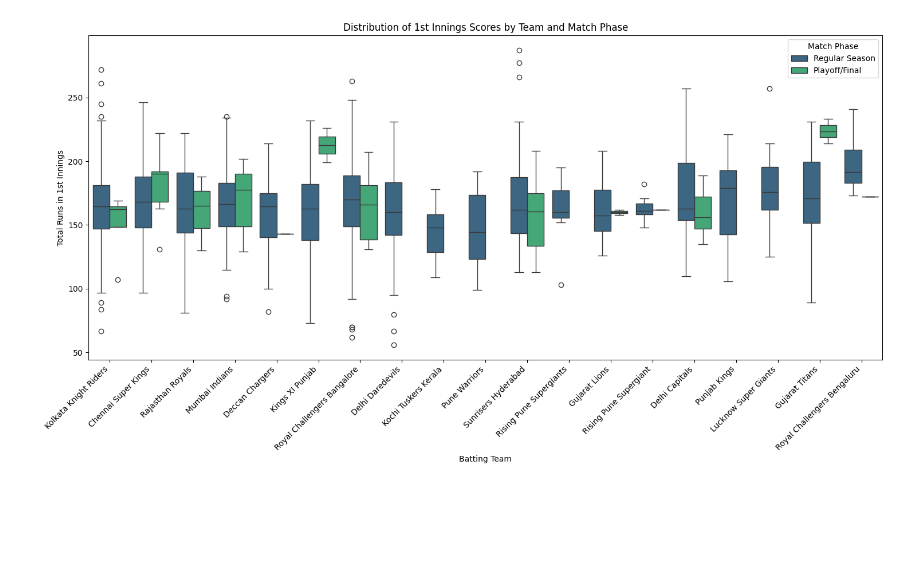
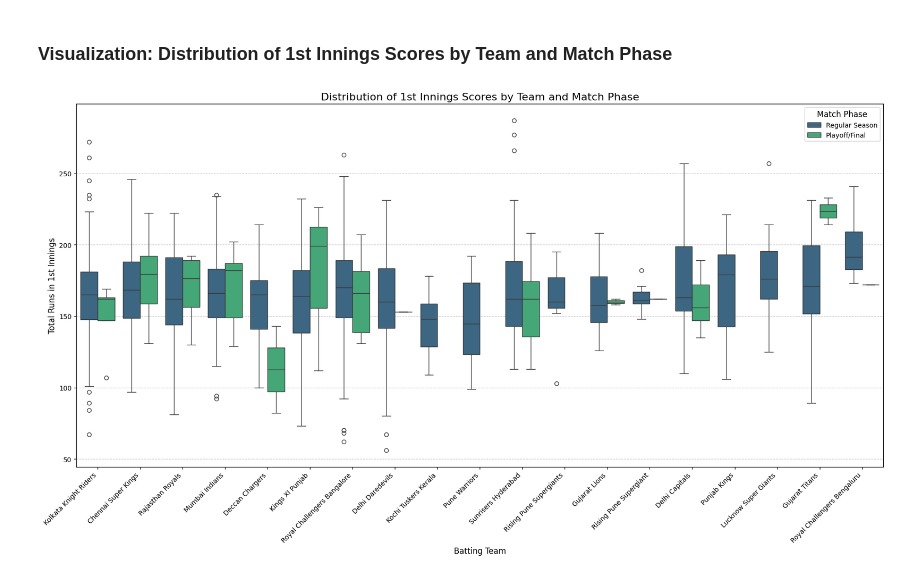
Before and after one commit to iiitl/EDA-IPL, a Jupyter notebook: notebooks/E5.ipynb, the cells around one changed output. Saved outputs shown, nothing was run; the diff lists cells and outputs as text; code cells hidden in the pictures; blank space fills up the shorter version.

```diff
--- a/notebooks/E5.ipynb
+++ b/notebooks/E5.ipynb
@@ -1,5 +1,8 @@
 # %%
 import pandas as pd
+import seaborn as sns
+import matplotlib.pyplot as plt
 
-deliveries_df = pd.read_csv('deliveries.csv')
-matches_df = pd.read_csv('matches.csv')
+
+deliveries_df = pd.read_csv('/content/deliveries.csv')
+matches_df = pd.read_csv('/content/matches.csv')
@@ -6,5 +11,10 @@ matches_df = pd.read_csv('matches.csv')
 # %%
-first_innings_scores = deliveries_df[deliveries_df['inning'] == 1].groupby(['match_id', 'batting_team'])['total_runs'].sum().reset_index()
-print('First 5 rows of first_innings_scores:')
+
+first_innings_scores = deliveries_df[deliveries_df['inning'] == 1]
+
+
+first_innings_scores = first_innings_scores.groupby(['match_id', 'batting_team'])['total_runs'].sum().reset_index()
+
+print('First 5 rows of calculated first_innings_scores:')
 display(first_innings_scores.head())
 # %% [output]
@@ -18,6 +30,12 @@ First 5 rows of first_innings_scores:
 # %%
+
 merged_scores = pd.merge(first_innings_scores, matches_df[['id', 'match_type']], left_on='match_id', right_on='id', how='left')
-merged_scores['match_phase'] = merged_scores['match_type'].apply(lambda x: 'Playoff/Final' if x == 'Eliminator' or x == 'Qualifier 1' or x == 'Qualifier 2' or x == 'Final' else 'Regular Season')
-print('First 5 rows of merged_scores with match phase:')
+
+merged_scores['match_phase'] = merged_scores['match_type'].apply(
+    lambda x: 'Playoff/Final' if any(keyword in x for keyword in ['Final', 'Qualifier', 'Qualifier 1', 'Qualifier 2', 'Eliminator', 'Semi Final', 'Elimination Final', '3rd Place Play-Off'])
+    else 'Regular Season'
+)
+
+print('First 5 rows of merged_scores with match_phase:')
 display(merged_scores.head())
 # %% [output]
@@ -43,15 +122,16 @@ Average 1st Innings Score Distribution:
+# %% [markdown]
+### Visualization: Distribution of 1st Innings Scores by Team and Match Phase
 # %%
-import seaborn as sns
-import matplotlib.pyplot as plt
-
-plt.figure(figsize=(15, 8))
+plt.figure(figsize=(18, 10))
 sns.boxplot(x='batting_team', y='total_runs', hue='match_phase', data=merged_scores, palette='viridis')
-plt.title('Distribution of 1st Innings Scores by Team and Match Phase')
-plt.xlabel('Batting Team')
-plt.ylabel('Total Runs in 1st Innings')
-plt.xticks(rotation=45, ha='right')
-plt.legend(title='Match Phase')
+plt.title('Distribution of 1st Innings Scores by Team and Match Phase', fontsize=16)
+plt.xlabel('Batting Team', fontsize=12)
+plt.ylabel('Total Runs in 1st Innings', fontsize=12)
+plt.xticks(rotation=45, ha='right', fontsize=10)
+plt.yticks(fontsize=10)
+plt.legend(title='Match Phase', title_fontsize='12', fontsize='10')
+plt.grid(axis='y', linestyle='--', alpha=0.7)
 plt.tight_layout()
 plt.show()
 # %% [output]
-[figure, old version]
+[figure, new version]
```
Also changed, not shown: parts of 9 cells of this notebook.
